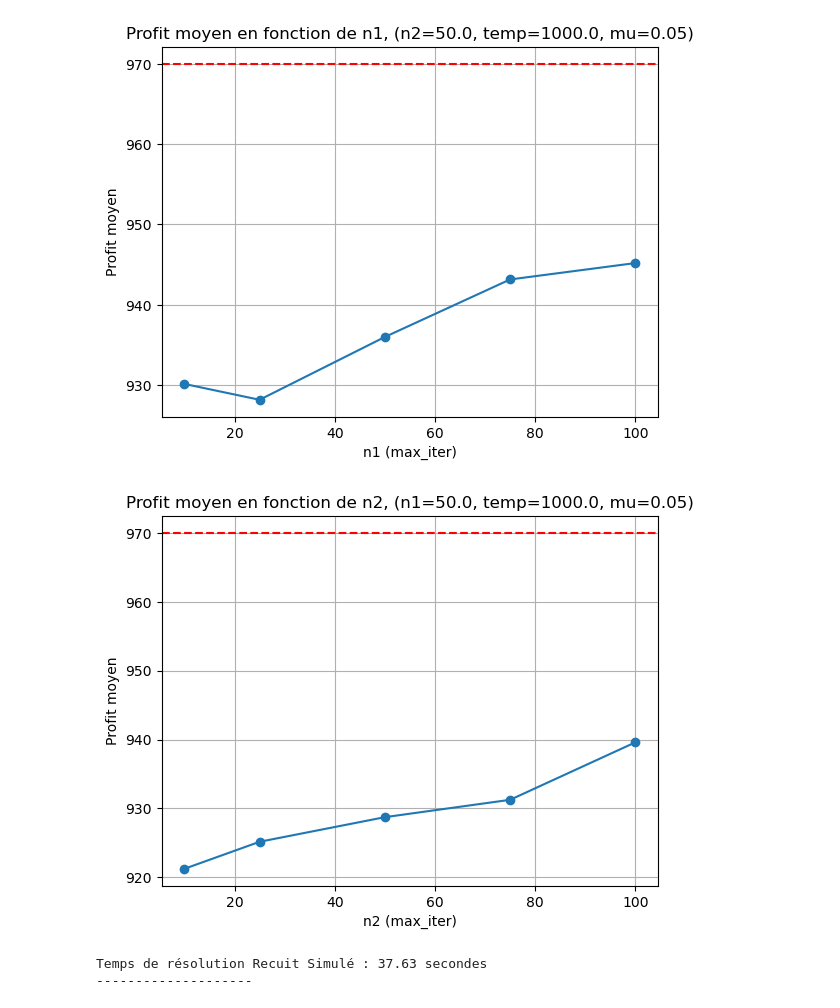
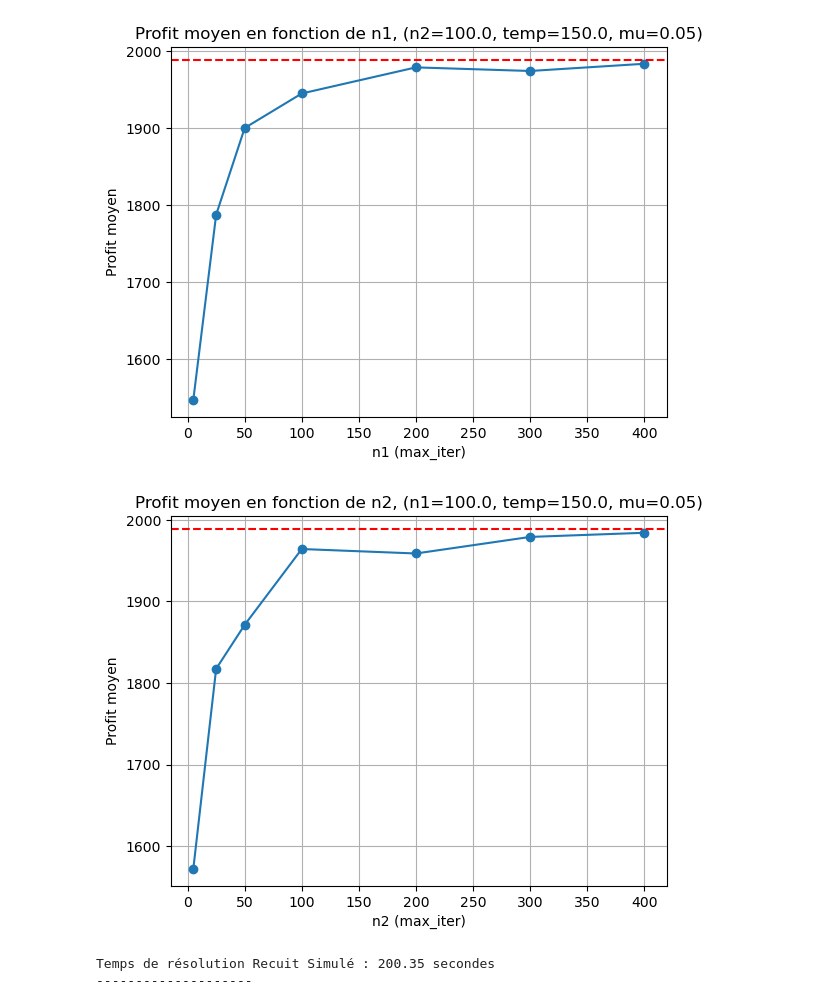
Before and after one commit to Albin0903/knapsack, a Jupyter notebook: projet.ipynb, the cells around one changed output. Cells and saved outputs as stored; diff of their text form; code cells hidden in the pictures.

```diff
--- a/projet.ipynb
+++ b/projet.ipynb
@@ -207,10 +217,10 @@ def afficher_graphes_parametres(results, n1, n2, temperatures_initiales, mus, va
         plt.show()
 # %%
 fichiers = [
-        'pi-12-100-1000-001.kna',
+        #'pi-12-100-1000-001.kna',
         #'pi-12-1000-1000-001.kna',
         #'pi-12-10000-1000-001.kna',
-        #'pi-13-100-1000-001.kna',
+        'pi-13-100-1000-001.kna',
         #'pi-13-1000-1000-001.kna',
         #'pi-13-10000-1000-001.kna',
         #'pi-15-100-1000-001.kna',
@@ -239,15 +249,26 @@ mus = [0.01, 0.1, 0.25]
 # result = recuit_simule(liste_items, capacite_max, temperature_initiale, n1, n2, mu, solution_initiale)
 # print("Profit total : ", -calculer_profit_total(liste_items, result))
 
-temperatures_initiales = [10, 100, 1000, 2000]
-n1 = [10, 25, 50, 75, 100]
-n2 = [10, 25, 50, 75, 100]
+temperatures_initiales = [25,50,75, 100, 150, 200,250,300]
+n1 = [5,25, 50, 100, 200, 300, 400]
+n2 = [5,25, 50, 100, 200, 300, 400]
 mus = [0.05]
 
-temperatures_initiales_default = [1000]
-n1_default = [50]
-n2_default = [50]
+temperatures_initiales_default = [150]
+n1_default = [100]
+n2_default = [100]
 mus_default = [0.05]
+
+# temperatures_initiales = [10, 25, 50, 100, 250, 500, 1000]
+# n1 = [10, 25, 50, 100, 200, 500, 1000]
+# n2 = [10, 25, 50, 100, 200, 500, 1000]
+# mus = [0.05]
+
+
+# temperatures_initiales_default = [250]
+# n1_default = [100]
+# n2_default = [100]
+# mus_default = [0.05]
 
 # on va plutot tester 1 paramètre à la fois, pour voir l'impact de chaque paramètre
 # les autres paramètres seront fixés à une valeur par défaut
@@ -267,7 +288,8 @@ for fichier in fichiers:
     print("-" * 20)
 
     liste_items = sort_items(liste_items)
-    solution_initiale = f_solution_initiale(liste_items, capacite_max)
+    print("Liste triée : ", liste_items)
+    solution_initiale = f_solution_initiale(liste_items, capacite_max, taux_utilisation=0.5)
     print("Solution initiale : ", solution_initiale)
     profit_initial = calculer_profit_total(liste_items, solution_initiale)
     poids_initial = calculer_poids_total(liste_items, solution_initiale)
@@ -300,4 +323,4 @@ Profit initial :  776
-[figure, old version]
+[figure, new version]
-[figure, old version]
+[figure, new version]
-Temps de résolution Recuit Simulé : 37.63 secondes
+Temps de résolution Recuit Simulé : 200.35 secondes
 --------------------
```
Also changed, not shown: parts of 3 cells of this notebook, 2 other files.
